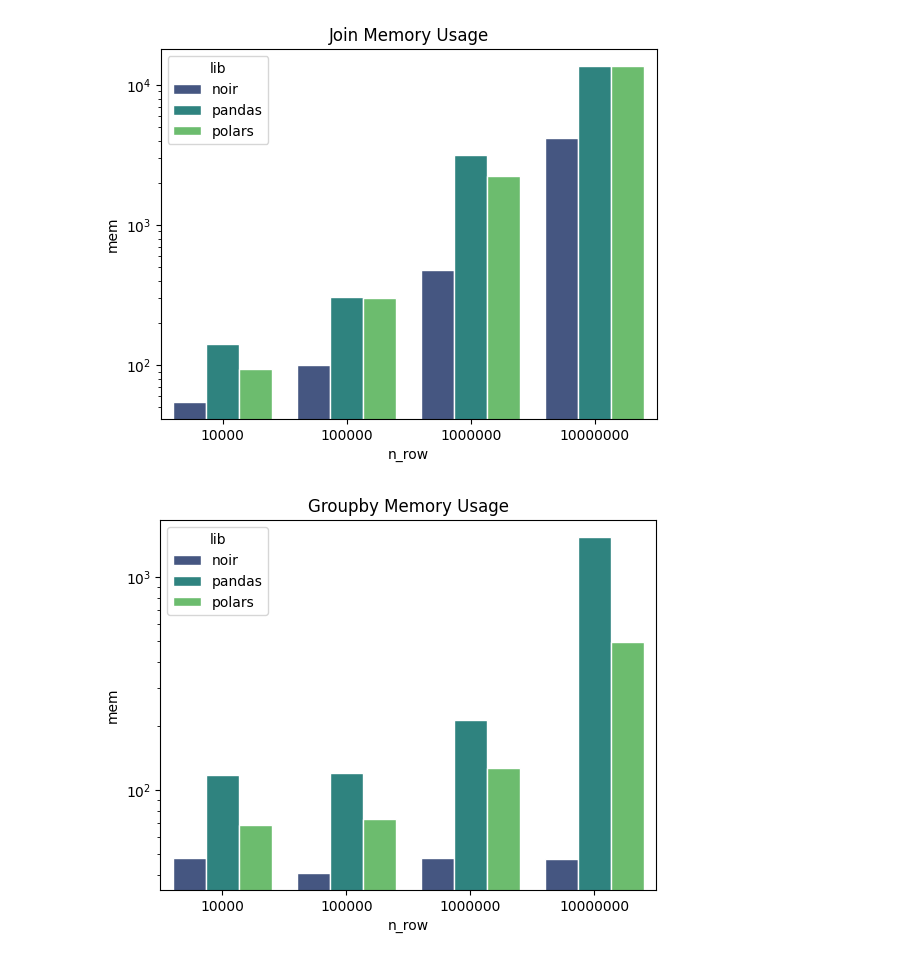
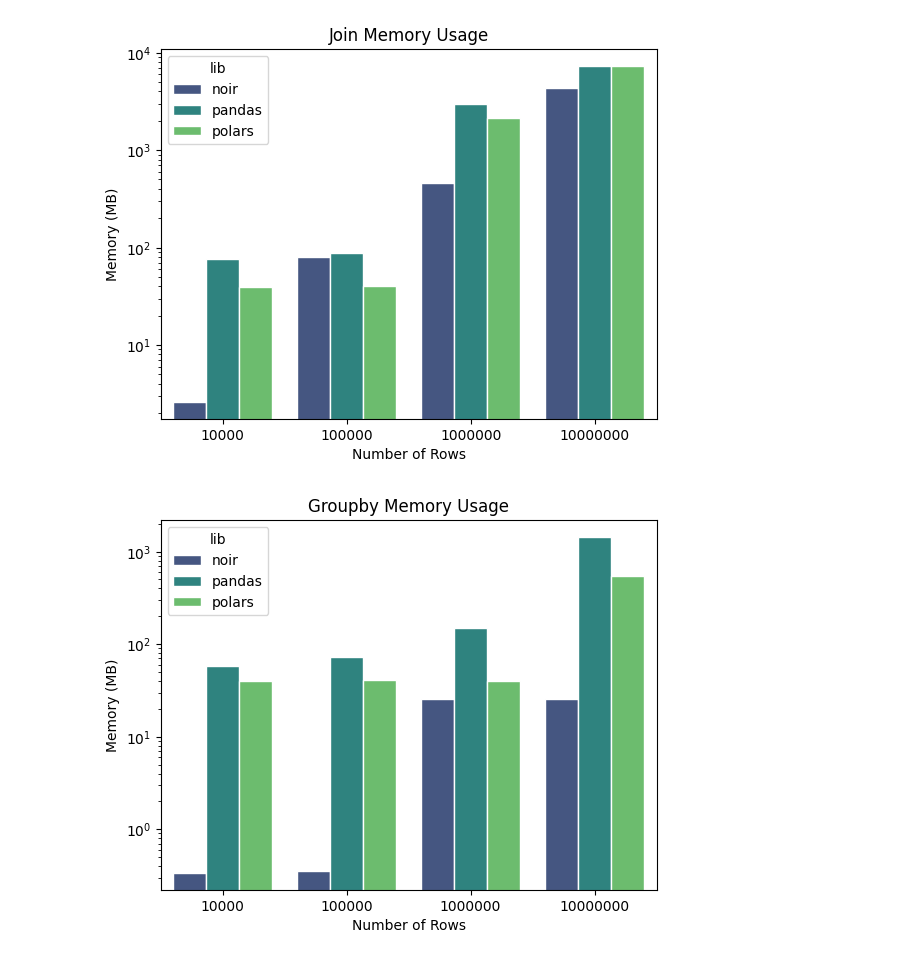
Before and after one commit to chinifabio/py-evaluation, a Jupyter notebook: memory_analisys.ipynb, the cells around one changed output. Cells and saved outputs as stored; diff of their text form; code cells hidden in the pictures.

```diff
--- a/memory_analisys.ipynb
+++ b/memory_analisys.ipynb
@@ -7,10 +7,10 @@ import matplotlib.pyplot as plt
 mem_result_dir = pathlib.Path('mem_results').absolute()
 raw_data = []
 for path in mem_result_dir.glob('*.dat'):
-    match = re.match(r'(\w+)_(\w+)_(\d+).dat', path.name)
+    match = re.match(r'(\w+)_(\w+)_(\d+)_(\d+).dat', path.name)
     if not match:
         raise ValueError(f'Unexpected file name: {path.name}')
-    stream, lib, stream = match.groups()
+    stream, lib, n_row, i = match.groups()
     with open(path) as f:
         lines = f.readlines()
     lines.pop(0)
@@ -18,20 +18,24 @@ for path in mem_result_dir.glob('*.dat'):
         match = re.match(r'MEM (([0-9]*[.])?[0-9]+) (([0-9]*[.])?[0-9]+)', line)
         if not match:
             raise ValueError(f'Unexpected line: {line}')
-        y, _, x, _, = match.groups()
-        raw_data.append((stream, lib, int(stream), float(x), float(y)))
-df = pd.DataFrame(raw_data, columns=['stream', 'lib', 'n_row', 'time', 'mem'])
+        memory, _, time, _, = match.groups()
+        raw_data.append([stream, lib, int(n_row), float(memory), int(i), float(time)])
+
+df = pd.DataFrame(raw_data, columns=['stream', 'lib', 'n_row', 'memory', 'i', 'time'])
 df.to_csv('mem_results.csv', index=False)
 # %%
 stream_values = df['stream'].unique()
 for stream in stream_values:
     df_n_row = df[df['stream'] == stream]
-    df_n_row = df_n_row.groupby(['stream', 'lib', 'n_row'])['mem'].max().reset_index()
+    df_n_row = df_n_row.groupby(['stream', 'lib', 'n_row', 'i'])['memory'].max().reset_index()
+    df_n_row = df_n_row.groupby(['stream', 'lib', 'n_row'])['memory'].mean().reset_index()
     plt.figure()
-    sns.barplot(data=df_n_row, x='n_row', y='mem', hue='lib', errorbar=None, palette='viridis', edgecolor='white')
+    sns.barplot(data=df_n_row, x='n_row', y='memory', hue='lib', errorbar=None, palette='viridis', edgecolor='white')
     plt.title(stream.capitalize() + ' Memory Usage')
+    plt.xlabel('Number of Rows')
+    plt.ylabel('Memory (MB)')
     plt.yscale('log')
-    plt.show()
+    plt.savefig(f'figures/cmp_mem_{stream}.png', bbox_inches='tight')
 # %% [output]
-[figure, old version]
+[figure, new version]
-[figure, old version]
+[figure, new version]
```
Also changed, not shown: parts of 1 cell of this notebook, 11 other files.
